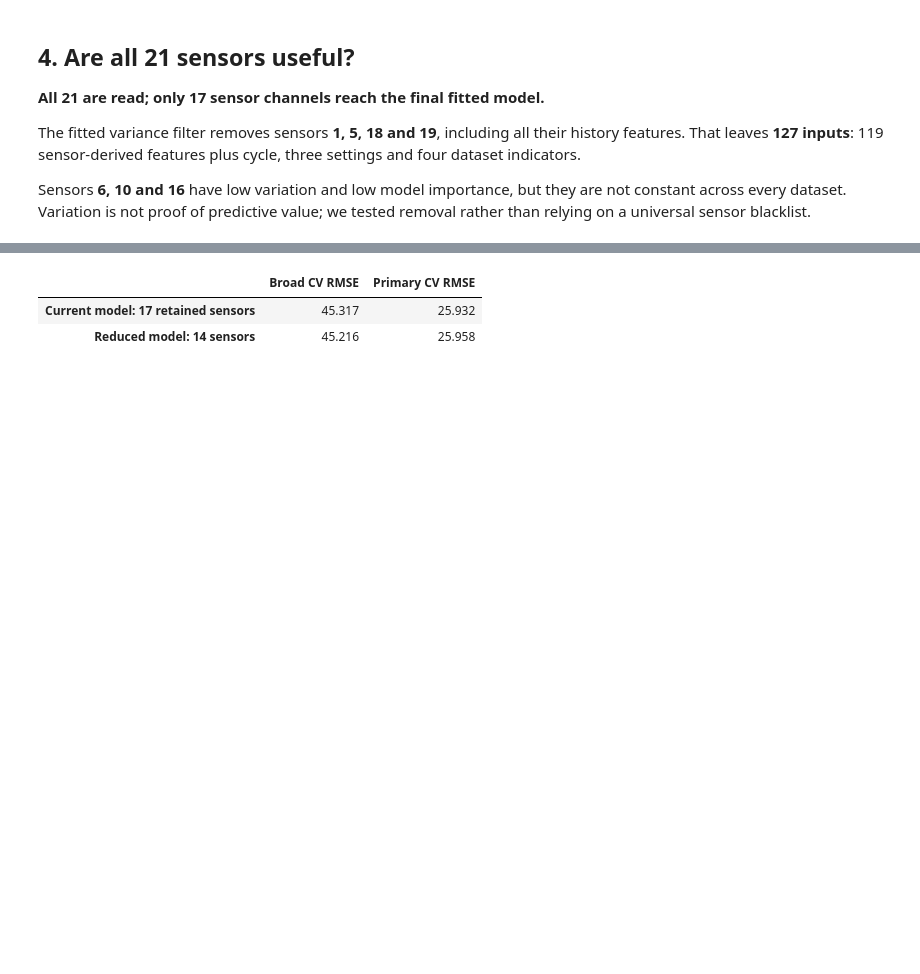
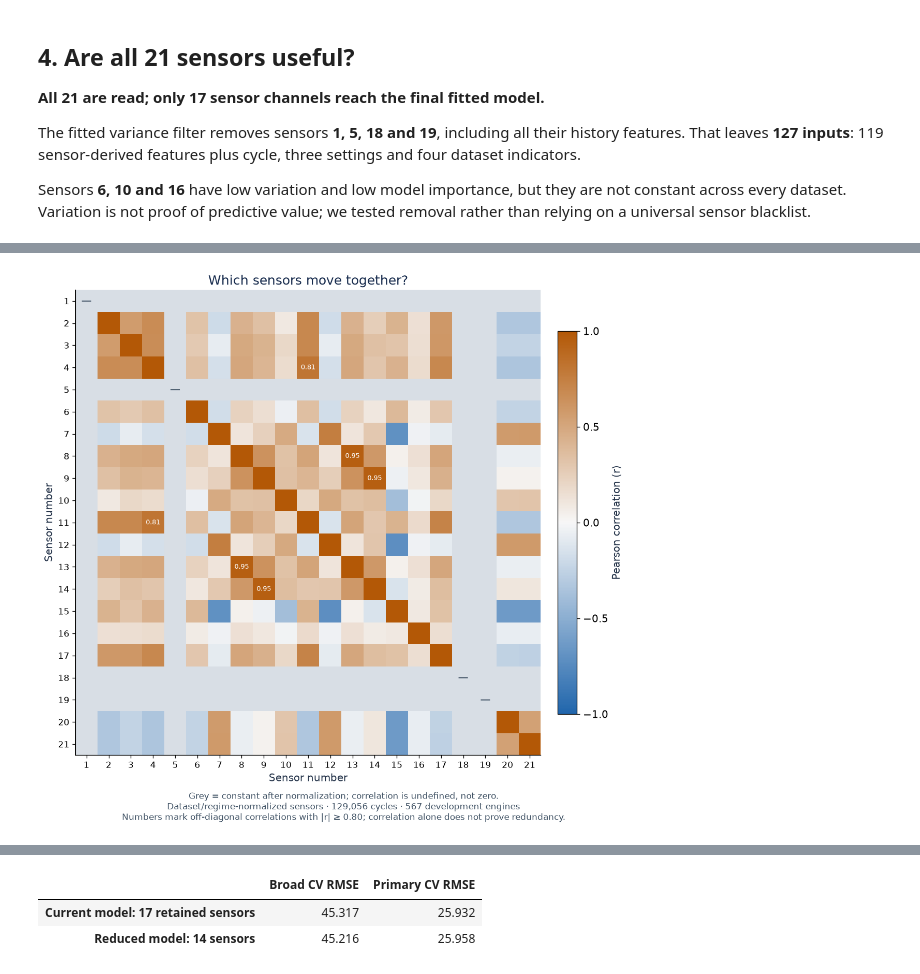
Before and after one commit to Asabrax/nasa-turbofan, a Jupyter notebook: explore.ipynb, the cells around one changed output, grey strips where cells are left out. Saved outputs shown, nothing was run; the diff lists cells and outputs as text; code cells hidden in the pictures; blank space fills up the shorter version.

```diff
--- a/explore.ipynb
+++ b/explore.ipynb
@@ -133,0 +155,31 @@ units. It describes variation, **not a ranking of sensor usefulness**.
+# %%
+corr=pd.read_csv(OUT/'sensor_correlation.csv',index_col='sensor').loc[order,order]
+meta=json.loads((OUT/'sensor_visual_metadata.json').read_text())
+from matplotlib.colors import LinearSegmentedColormap
+palette=LinearSegmentedColormap.from_list('sensor_signed',['#2166ac','#f7f7f7','#b35806'])
+palette.set_bad('#d8dee5')
+fig,ax=plt.subplots(figsize=(10,9))
+values=corr.to_numpy()
+im=ax.imshow(np.ma.masked_invalid(values),vmin=-1,vmax=1,cmap=palette,interpolation='nearest')
+labels=[str(i) for i in range(1,22)]
+ax.set(xticks=np.arange(21),yticks=np.arange(21),xticklabels=labels,yticklabels=labels,
+       xlabel='Sensor number',ylabel='Sensor number',title='Which sensors move together?')
+ax.tick_params(labelsize=10)
+for i in range(21):
+    for j in range(21):
+        value=values[i,j]
+        if i!=j and np.isfinite(value) and abs(value)>=.80:
+            ax.text(j,i,f'{value:.2f}',ha='center',va='center',fontsize=8,color='white')
+        elif i==j and not np.isfinite(value):
+            ax.text(j,i,'—',ha='center',va='center',fontsize=12,color='#425466')
+bar=fig.colorbar(im,ax=ax,shrink=.82,pad=.03,ticks=[-1,-.5,0,.5,1])
+bar.set_label('Pearson correlation (r)')
+fig.text(.5,.025,'Grey = constant after normalization; correlation is undefined, not zero.\n'
+         f"Dataset/regime-normalized sensors · {meta['rows']:,} cycles · {meta['engines']} development engines\n"
+         'Numbers mark off-diagonal correlations with |r| ≥ 0.80; correlation alone does not prove redundancy.',
+         ha='center',va='bottom',fontsize=10,color='#425466')
+fig.tight_layout(rect=(0,.105,1,1))
+fig.savefig(OUT/'sensor_correlation.png',dpi=160,bbox_inches='tight')
+plt.show()
+# %% [output]
+[figure, added]
```
Also changed, not shown: parts of 5 cells of this notebook, 12 other files.
